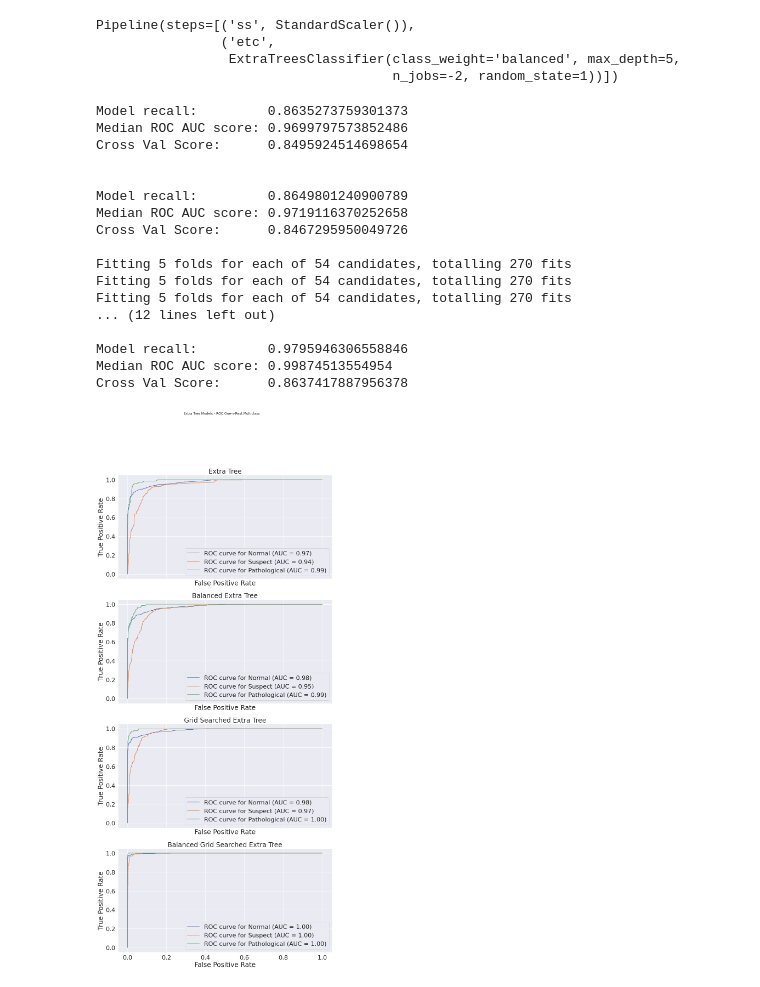
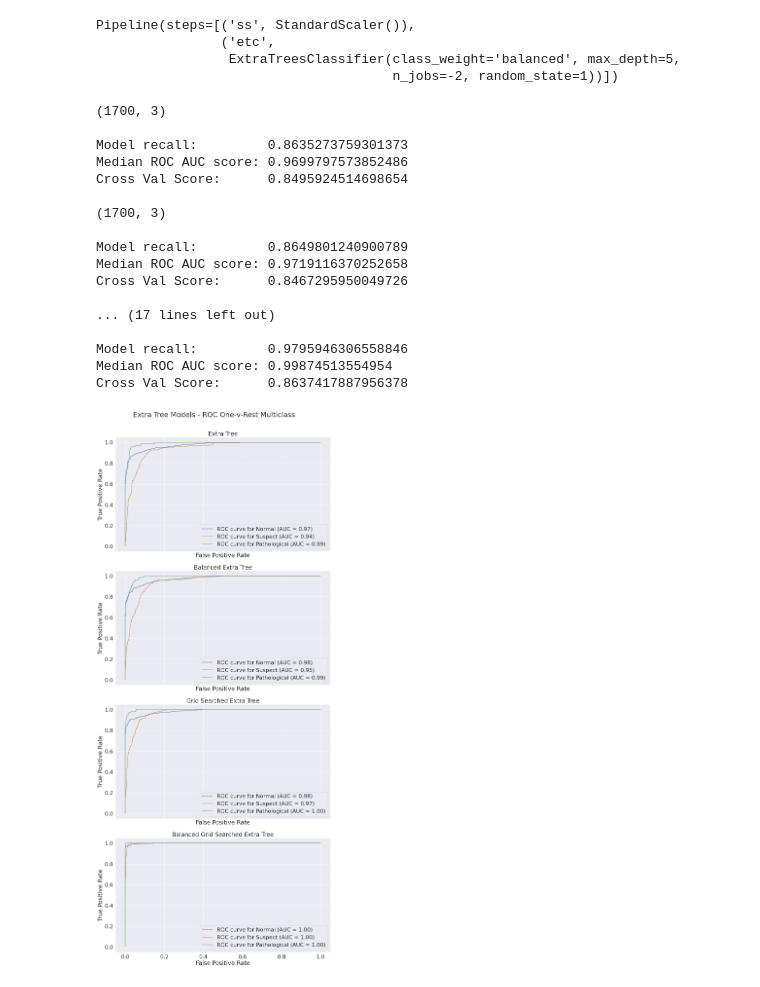
Before and after one commit to ParkedHampster/Fetal-Health-Classification-Prediction, a Jupyter notebook: scratch_books/scratch.ipynb, the cells around one changed output. Saved outputs shown, nothing was run; the diff lists cells and outputs as text; code cells hidden in the pictures.

```diff
--- a/scratch_books/scratch.ipynb
+++ b/scratch_books/scratch.ipynb
@@ -1180,36 +1174,39 @@ scores_extra_tree_gs = model_scoring(extra_tree_pipeline_gs,X_train,y_train,
 scores_balanced_extra_tree_gs = model_scoring(balanced_extra_tree_pipeline_gs,X_train,y_train,
             plot_curve=True,ax=ax[3], class_names=health_labels,
             average='macro')
+
+
 ax[0].set(
     title="Extra Tree"
 )
 ax[1].set(
     title="Balanced Extra Tree"
 )
 ax[2].set(
     title="Grid Searched Extra Tree"
 )
 ax[3].set(
     title="Balanced Grid Searched Extra Tree"
 )
-plt.suptitle("Extra Tree Models - ROC One-v-Rest Multiclass")
+fig.suptitle("Extra Tree Models - ROC One-v-Rest Multiclass",y=1)
+plt.tight_layout()
 '';
 # %% [output]
+(1700, 3)
+
 Model recall:         0.8635273759301373
 Median ROC AUC score: 0.9699797573852486
 Cross Val Score:      0.8495924514698654
 
+(1700, 3)
 
 Model recall:         0.8649801240900789
 Median ROC AUC score: 0.9719116370252658
 Cross Val Score:      0.8467295950049726
 
-Fitting 5 folds for each of 54 candidates, totalling 270 fits
-Fitting 5 folds for each of 54 candidates, totalling 270 fits
-Fitting 5 folds for each of 54 candidates, totalling 270 fits
-... (12 lines left out)
+... (17 lines left out)
 
 Model recall:         0.9795946306558846
 Median ROC AUC score: 0.99874513554954
 Cross Val Score:      0.8637417887956378
-[figure, old version]
+[figure, new version]
```
Also changed, not shown: parts of 36 cells of this notebook, 1 other file.
